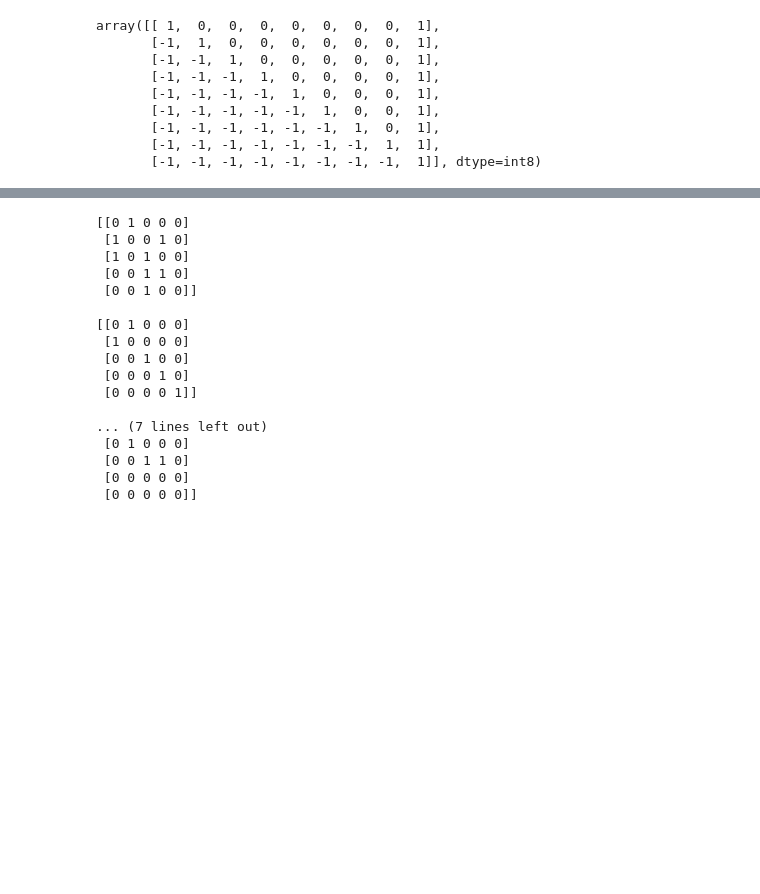
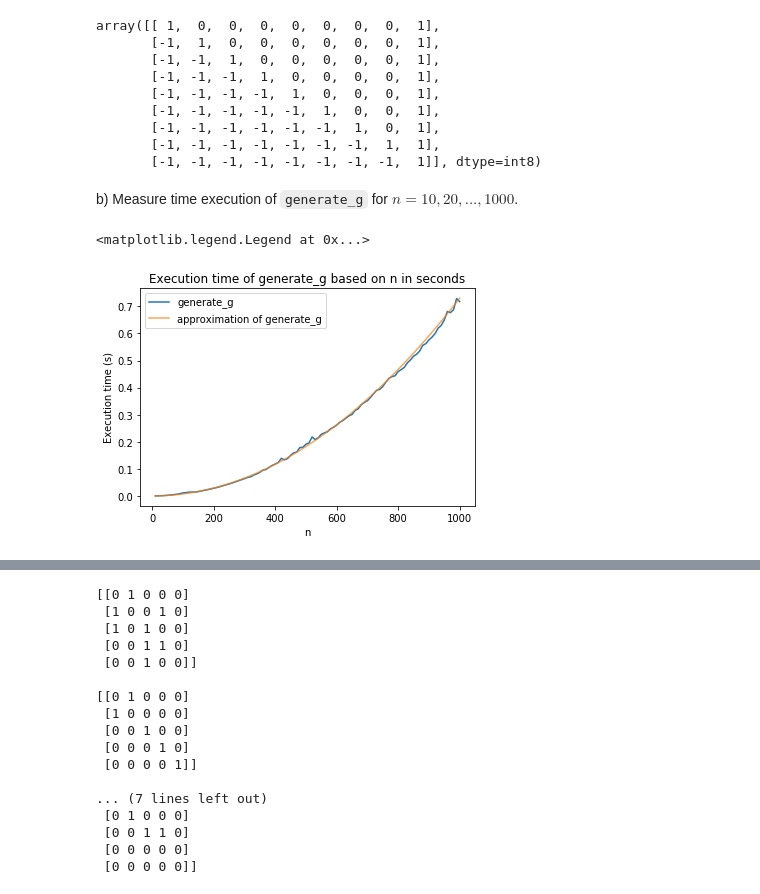
Before and after one commit to jonathanGB/am205, a Jupyter notebook: 2/AM205_HW2.ipynb, the cells around one changed output, grey strips where cells are left out. Drawn from its saved outputs; the diff is of its cells as text; code cells hidden in the pictures; blank space fills up the shorter version.

```diff
--- a/2/AM205_HW2.ipynb
+++ b/2/AM205_HW2.ipynb
@@ -621,3 +621,32 @@ array([[ 1,  0,  0,  0,  0,  0,  0,  0,  1],
        [-1, -1, -1, -1, -1, -1,  1,  0,  1],
        [-1, -1, -1, -1, -1, -1, -1,  1,  1],
        [-1, -1, -1, -1, -1, -1, -1, -1,  1]], dtype=int8)
+# %% [markdown]
+b) Measure time execution of `generate_g` for $n=10,20,...,1000$.
+# %%
+from time import time
+ns = np.linspace(10, 1000, 100,dtype=np.int)
+g_times = []
+for n in ns:
+    start_time = time()
+    g = generate_g(n)
+    elapsed_time = time() - start_time
+
+    g_times.append(elapsed_time)
+# %%
+g_alpha = 0.00000073
+g_beta = 2
+g_approximation_times = []
+
+for n in ns:
+    g_approximation_times.append(g_alpha * n**g_beta)
+
+plt.plot(ns, g_times, label="generate_g")
+plt.plot(ns, g_approximation_times, alpha=0.7, label="approximation of generate_g")
+plt.title("Execution time of generate_g based on n in seconds")
+plt.ylabel("Execution time (s)")
+plt.xlabel("n")
+plt.legend()
+# %% [output]
+<matplotlib.legend.Legend at 0x...>
+[figure, added]
```
Also changed, not shown: parts of 2 cells of this notebook.
